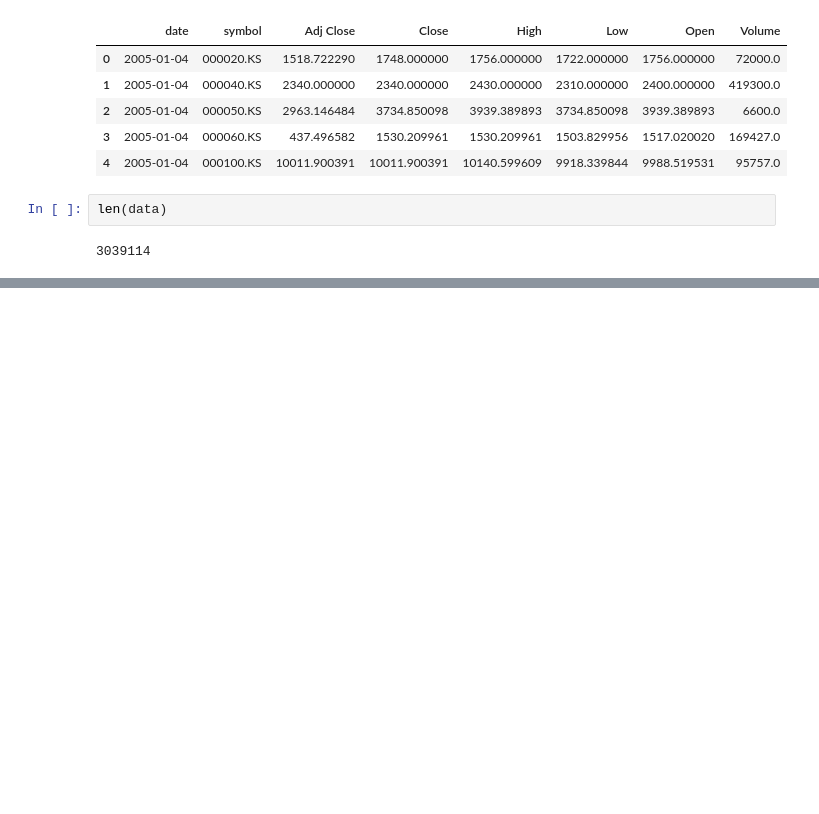
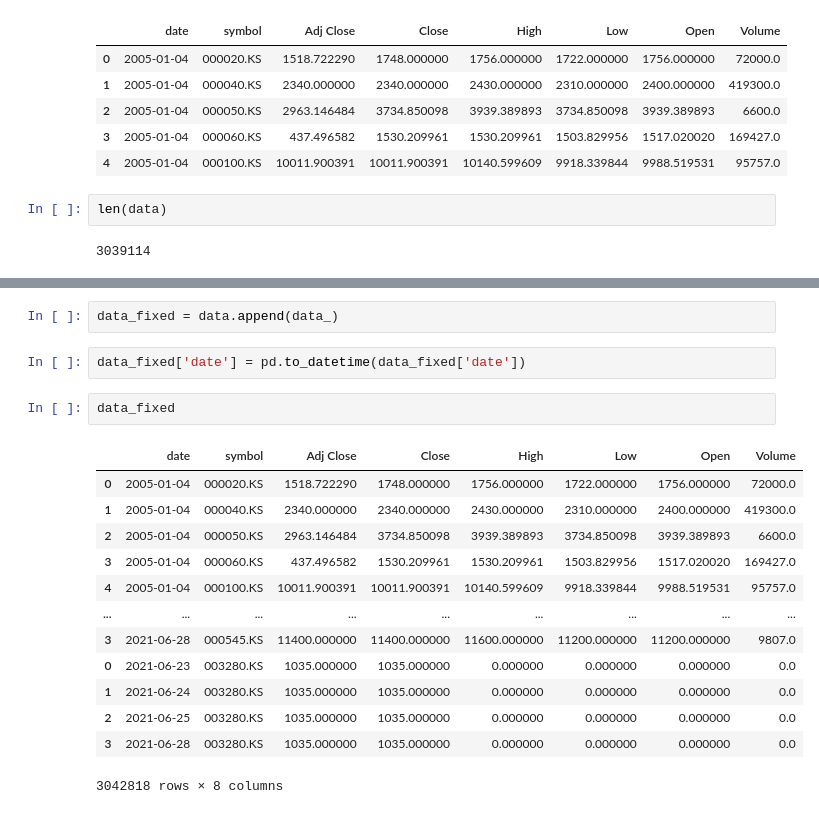
Before and after one commit to ajcltm/BackTesting, a Jupyter notebook: stock_data_api(7.18).ipynb, the cells around one changed output, grey strips where cells are left out. Drawn from its saved outputs; the diff is of its cells as text; blank space fills up the shorter version.

```diff
--- a/stock_data_api(7.18).ipynb
+++ b/stock_data_api(7.18).ipynb
@@ -218,0 +331,20 @@ len(data)
+# %%
+data_fixed = data.append(data_)
+# %%
+data_fixed['date'] = pd.to_datetime(data_fixed['date'])
+# %%
+data_fixed
+# %% [output]
+|  | date | symbol | Adj Close | Close | High | Low | Open | Volume |
+| 0 | 2005-01-04 | 000020.KS | 1518.722290 | 1748.000000 | 1756.000000 | 1722.000000 | 1756.000000 | 72000.0 |
+| 1 | 2005-01-04 | 000040.KS | 2340.000000 | 2340.000000 | 2430.000000 | 2310.000000 | 2400.000000 | 419300.0 |
+| 2 | 2005-01-04 | 000050.KS | 2963.146484 | 3734.850098 | 3939.389893 | 3734.850098 | 3939.389893 | 6600.0 |
+| 3 | 2005-01-04 | 000060.KS | 437.496582 | 1530.209961 | 1530.209961 | 1503.829956 | 1517.020020 | 169427.0 |
+| 4 | 2005-01-04 | 000100.KS | 10011.900391 | 10011.900391 | 10140.599609 | 9918.339844 | 9988.519531 | 95757.0 |
+| ... | ... | ... | ... | ... | ... | ... | ... | ... |
+| 3 | 2021-06-28 | 000545.KS | 11400.000000 | 11400.000000 | 11600.000000 | 11200.000000 | 11200.000000 | 9807.0 |
+| 0 | 2021-06-23 | 003280.KS | 1035.000000 | 1035.000000 | 0.000000 | 0.000000 | 0.000000 | 0.0 |
+| 1 | 2021-06-24 | 003280.KS | 1035.000000 | 1035.000000 | 0.000000 | 0.000000 | 0.000000 | 0.0 |
+| 2 | 2021-06-25 | 003280.KS | 1035.000000 | 1035.000000 | 0.000000 | 0.000000 | 0.000000 | 0.0 |
+| 3 | 2021-06-28 | 003280.KS | 1035.000000 | 1035.000000 | 0.000000 | 0.000000 | 0.000000 | 0.0 |
+3042818 rows × 8 columns
```
Also changed, not shown: parts of 10 cells of this notebook, 5 other files.
